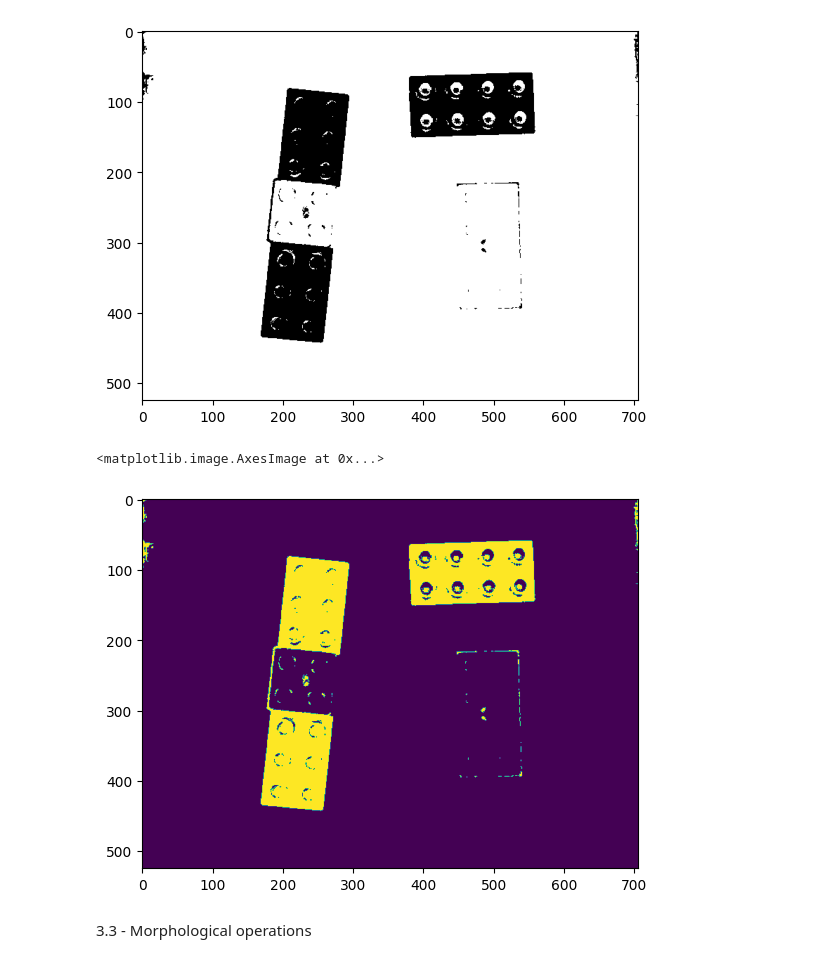
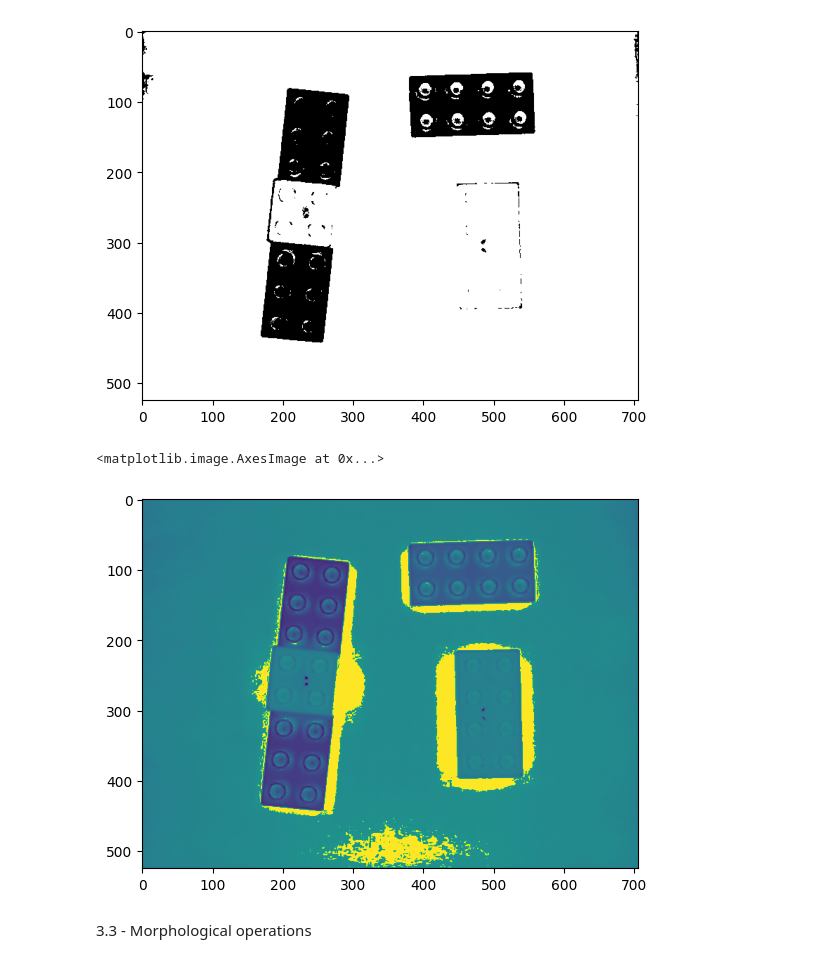
Before and after one commit to LPSD18/PIV, a Jupyter notebook: exPraticos/lab1.ipynb, the cells around one changed output. Drawn from its saved outputs; the diff is of its cells as text; code cells hidden in the pictures.

```diff
--- a/exPraticos/lab1.ipynb
+++ b/exPraticos/lab1.ipynb
@@ -132,6 +135,22 @@ cv2.destroyAllWindows()
 [figure]
 # %% [markdown]
 3.2 - Image thresholding
+# %%
+image = cv2.imread('imageDatabase/lego01.jpg', cv2.COLOR_BGR2GRAY)
+
+ret, thresh1 = cv2.threshold(brainGray, 120, 255, cv2.THRESH_BINARY)
+ret, thresh2 = cv2.threshold(brainGray, 120, 255, cv2.THRESH_BINARY_INV)
+ret, thresh3 = cv2.threshold(brainGray, 120, 255, cv2.THRESH_TRUNC)
+ret, thresh4 = cv2.threshold(brainGray, 120, 255, cv2.THRESH_TOZERO)
+ret, thresh5 = cv2.threshold(brainGray, 120, 255, cv2.THRESH_TOZERO_INV)
+cv2.imshow('Binary Threshold', thresh1)
+cv2.imshow('Binary Threshold Inverted', thresh2)
+cv2.imshow('Truncated Threshold', thresh3)
+cv2.imshow('Set to 0', thresh4)
+cv2.imshow('Set to 0 Inverted', thresh5)
+
+cv2.waitKey(0)
+cv2.destroyAllWindows()
 # %%
 # thresh = cv2.adaptiveThreshold(brainGray,255,cv2.ADAPTIVE_THRESH_GAUSSIAN_C,cv2.THRESH_BINARY,11,2)
 ret , thresh = cv2.threshold(brainGray,150,255,cv2.THRESH_BINARY_INV)
@@ -140,11 +159,11 @@ plt.imshow(thresh,'gray',vmin=0,vmax=255)
 <matplotlib.image.AxesImage at 0x...>
 [figure]
 # %%
-inverted = cv2.bitwise_not(thresh)
+inverted = cv2.bitwise_not(thresh4)
 plt.imshow(inverted)
 # %% [output]
 <matplotlib.image.AxesImage at 0x...>
-[figure, old version]
+[figure, new version]
 # %% [markdown]
 3.3 - Morphological operations
 # %%
```
Also changed, not shown: parts of 6 cells of this notebook, 4 other files.
